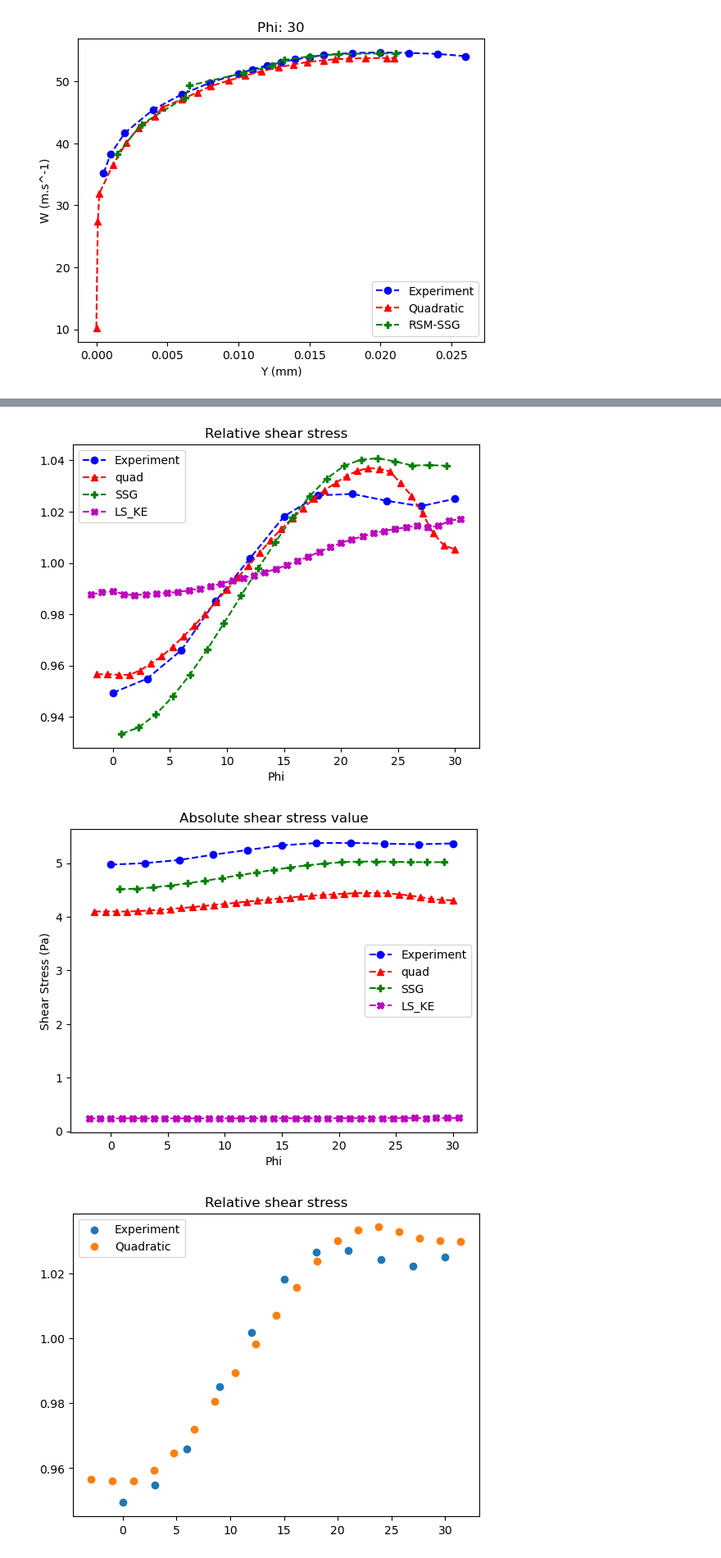
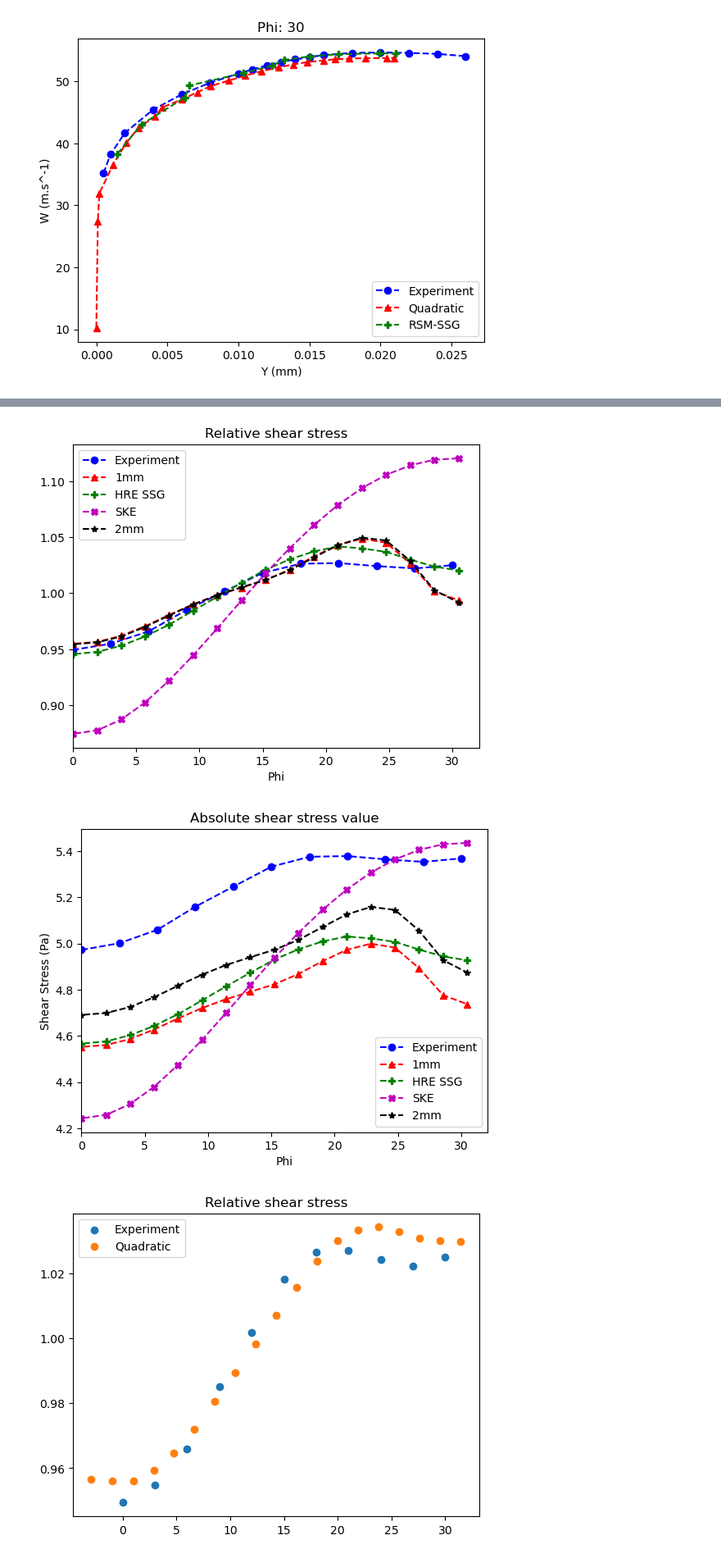
Before and after one commit to JulesL2/CS_Postprocess, a Jupyter notebook: extraction.ipynb, the cells around one changed output, grey strips where cells are left out. Shown at 82% size. Cells and saved outputs as stored; diff of their text form; code cells hidden in the pictures.

```diff
--- a/extraction.ipynb
+++ b/extraction.ipynb
@@ -296,12 +302,14 @@ def plot_stress(Exp_Data,Stress_P_l,Iter_l,label_l):
 
     ax.set_title("Relative shear stress")
     ax.set_xlabel("Phi")
+    ax.set_xlim(left=0)
     ax.legend()
 
     ax2.set_title("Absolute shear stress value")
     ax2.set_xlabel("Phi")
     ax2.set_ylabel("Shear Stress (Pa)")
     ax2.legend()
+    ax2.set_xlim(left=0)
     plt.show()
 # %%
 ExperimentDataPath = Path("/home/juleslecoustre/Documents/FuelRod/Re181200FiW.csv")
@@ -325,17 +353,22 @@ plot_profiles(ExperimentDataPath,Iter_profile_l,Profiles_Path_list,phi_list,labe
 # %%
+## HIGH REYNOLDS
+
 ExperimentDataPath_Tau = Path("/home/juleslecoustre/Documents/FuelRod/Tau.csv")
-Stress_Path1 = Path("/home/juleslecoustre/Documents/FuelRod/StarMesh/RESU/LR_Hexa_2_vel_BC_CmuWF")
-Stress_Path2 = Path("/media/juleslecoustre/Jules/FuelRod12Units/RESU/RSMSSG_test")
-Stress_Path3 = Path("/home/juleslecoustre/Documents/FuelRod/StarMesh/RESU/LS_Stress.csv")
+S_LRE_Quad = Path("/home/juleslecoustre/Docum ents/FuelRod/StarMesh/RESU/LR_Hexa_2_vel_BC_CmuWF")
+S_SSG = Path("/home/juleslecoustre/Documents/FuelRod/StarMesh/RESU/HRE_SSG_uncoupled4")
+S_HRE_Quad = Path("/home/juleslecoustre/Documents/FuelRod/StarMesh/RESU/CSV/HRE_1mm_400.csv")
+S_SKE = Path("/home/juleslecoustre/Documents/FuelRod/StarMesh/RESU/HRE_SKE")
+S_HRE1mm2 = Path("/home/juleslecoustre/Documents/FuelRod/StarMesh/RESU/CSV/HRE_Quad_2mm_BL1mm_1200.csv")
 
-Iter_profile_l = ["001600","000800",""]
-Stress_l = [Stress_Path1,Stress_Path2,Stress_Path3]
-lab_l = ["quad","SSG","LS_KE"]
+
+Iter_profile_l = ["","000800","001200",""]
+Stress_l = [S_HRE_Quad,S_SSG,S_SKE,S_HRE1mm2]
+lab_l = ["1mm","HRE SSG","SKE","2mm"]
 
 plot_stress(ExperimentDataPath_Tau,Stress_l,Iter_profile_l,lab_l)
 # %% [output]
-[figure, old version]
+[figure, new version]
-[figure, old version]
+[figure, new version]
 # %%
 df_s = pd.read_csv("/home/juleslecoustre/Documents/FuelRod/StarMesh/RESU/test_2mm.csv")[['Points_0', 'Points_1', 'Points_2','Shear_Stress_Magnitude']]
 df_s = df_s.loc[df_s["Points_2"] == 5.6].copy(deep=True)
```
Also changed, not shown: parts of 3 cells of this notebook.
